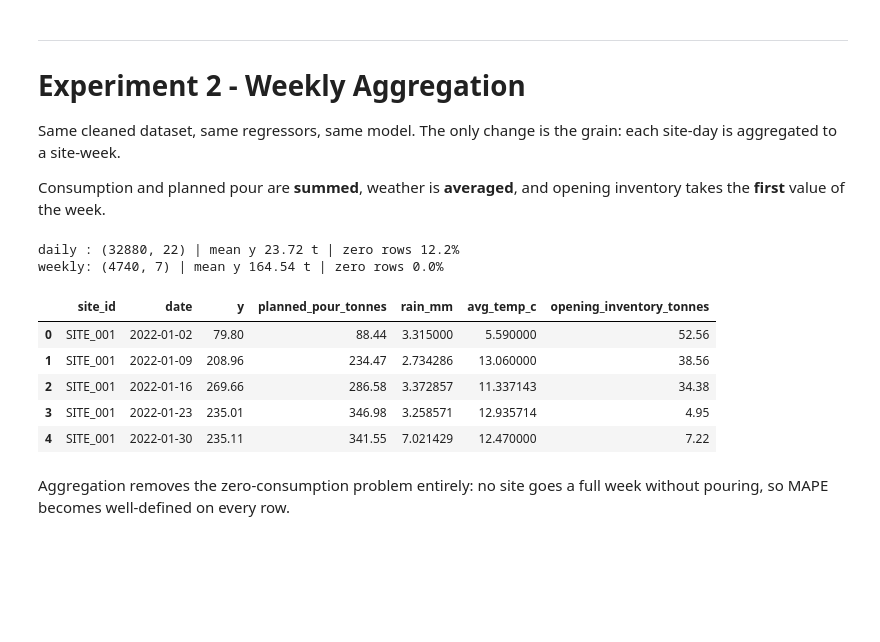
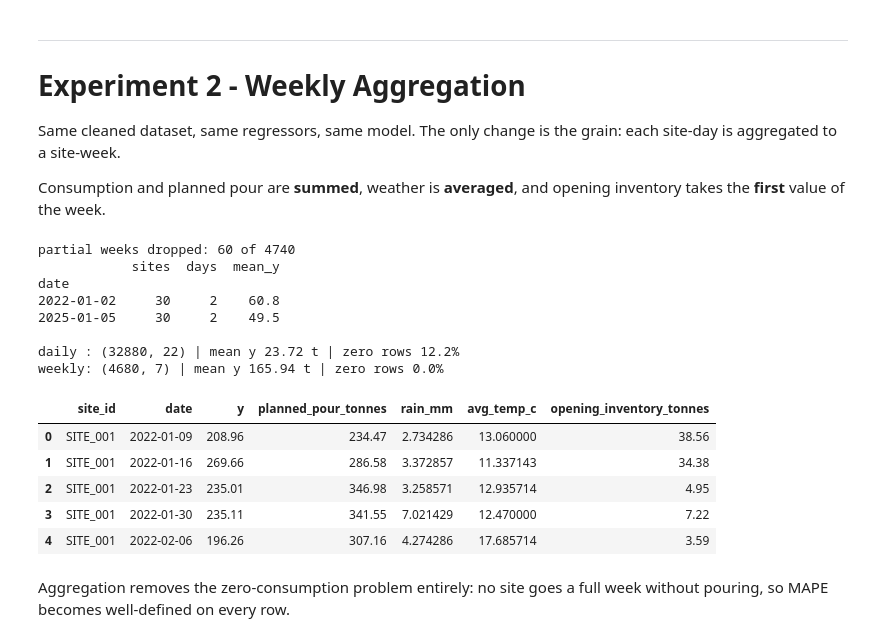
Before and after one commit to Olamideoo/MIG_Cement_Demand_Forecasting, a Jupyter notebook: NOTEBOOKS/04_Model_Development.ipynb, the cells around one changed output. Cells and saved outputs as stored; diff of their text form; code cells hidden in the pictures; blank space fills up the shorter version.

```diff
--- a/NOTEBOOKS/04_Model_Development.ipynb
+++ b/NOTEBOOKS/04_Model_Development.ipynb
@@ -437,35 +438,51 @@ inventory takes the **first** value of the week.
 # %%
 AGG = {
     "y": "sum",
     "planned_pour_tonnes": "sum",
     "rain_mm": "mean",
     "avg_temp_c": "mean",
     "opening_inventory_tonnes": "first",
 }
 
-weekly = (clean.set_index("date")
-               .groupby("site_id")
-               .resample("W")
-               .agg(AGG)
-               .reset_index()
-               .dropna(subset=["y"])
-               .sort_values(["site_id", "date"])
-               .reset_index(drop=True))
+grp = clean.set_index("date").groupby("site_id").resample("W")
+weekly = grp.agg(AGG).reset_index()
+weekly["n_days"] = grp.size().values
 
-print("daily :", clean.shape, "| mean y", round(clean.y.mean(), 2), "t",
+# Drop partial weeks. resample("W") opens and closes the series with buckets that
+# hold fewer than 7 days - the final one covers only 30-31 Dec, and averages 49.5 t
+# against 162.6 t for a full week. Left in, it reads as a demand collapse.
+partial = weekly.n_days < 7
+print(f"partial weeks dropped: {partial.sum()} of {len(weekly)}")
+print(weekly.loc[partial, ["date", "n_days", "y"]].groupby("date")
+             .agg(sites=("n_days", "size"), days=("n_days", "first"),
+                  mean_y=("y", "mean")).round(1).to_string())
+
+weekly = (weekly[~partial]
+          .drop(columns="n_days")
+          .dropna(subset=["y"])
+          .sort_values(["site_id", "date"])
+          .reset_index(drop=True))
+
+print("\ndaily :", clean.shape, "| mean y", round(clean.y.mean(), 2), "t",
       "| zero rows", f"{(clean.y == 0).mean():.1%}")
 print("weekly:", weekly.shape, "| mean y", round(weekly.y.mean(), 2), "t",
       "| zero rows", f"{(weekly.y == 0).mean():.1%}")
 weekly.head()
 # %% [output]
+partial weeks dropped: 60 of 4740
+            sites  days  mean_y
+date
+2022-01-02     30     2    60.8
+2025-01-05     30     2    49.5
+
 daily : (32880, 22) | mean y 23.72 t | zero rows 12.2%
-weekly: (4740, 7) | mean y 164.54 t | zero rows 0.0%
+weekly: (4680, 7) | mean y 165.94 t | zero rows 0.0%
 |  | site_id | date | y | planned_pour_tonnes | rain_mm | avg_temp_c | opening_inventory_tonnes |
-| 0 | SITE_001 | 2022-01-02 | 79.80 | 88.44 | 3.315000 | 5.590000 | 52.56 |
-| 1 | SITE_001 | 2022-01-09 | 208.96 | 234.47 | 2.734286 | 13.060000 | 38.56 |
-| 2 | SITE_001 | 2022-01-16 | 269.66 | 286.58 | 3.372857 | 11.337143 | 34.38 |
-| 3 | SITE_001 | 2022-01-23 | 235.01 | 346.98 | 3.258571 | 12.935714 | 4.95 |
-| 4 | SITE_001 | 2022-01-30 | 235.11 | 341.55 | 7.021429 | 12.470000 | 7.22 |
+| 0 | SITE_001 | 2022-01-09 | 208.96 | 234.47 | 2.734286 | 13.060000 | 38.56 |
+| 1 | SITE_001 | 2022-01-16 | 269.66 | 286.58 | 3.372857 | 11.337143 | 34.38 |
+| 2 | SITE_001 | 2022-01-23 | 235.01 | 346.98 | 3.258571 | 12.935714 | 4.95 |
+| 3 | SITE_001 | 2022-01-30 | 235.11 | 341.55 | 7.021429 | 12.470000 | 7.22 |
+| 4 | SITE_001 | 2022-02-06 | 196.26 | 307.16 | 4.274286 | 17.685714 | 3.59 |
 # %% [markdown]
 Aggregation removes the zero-consumption problem entirely: no site goes a full
 week without pouring, so MAPE becomes well-defined on every row.
```
Also changed, not shown: parts of 22 cells of this notebook.
